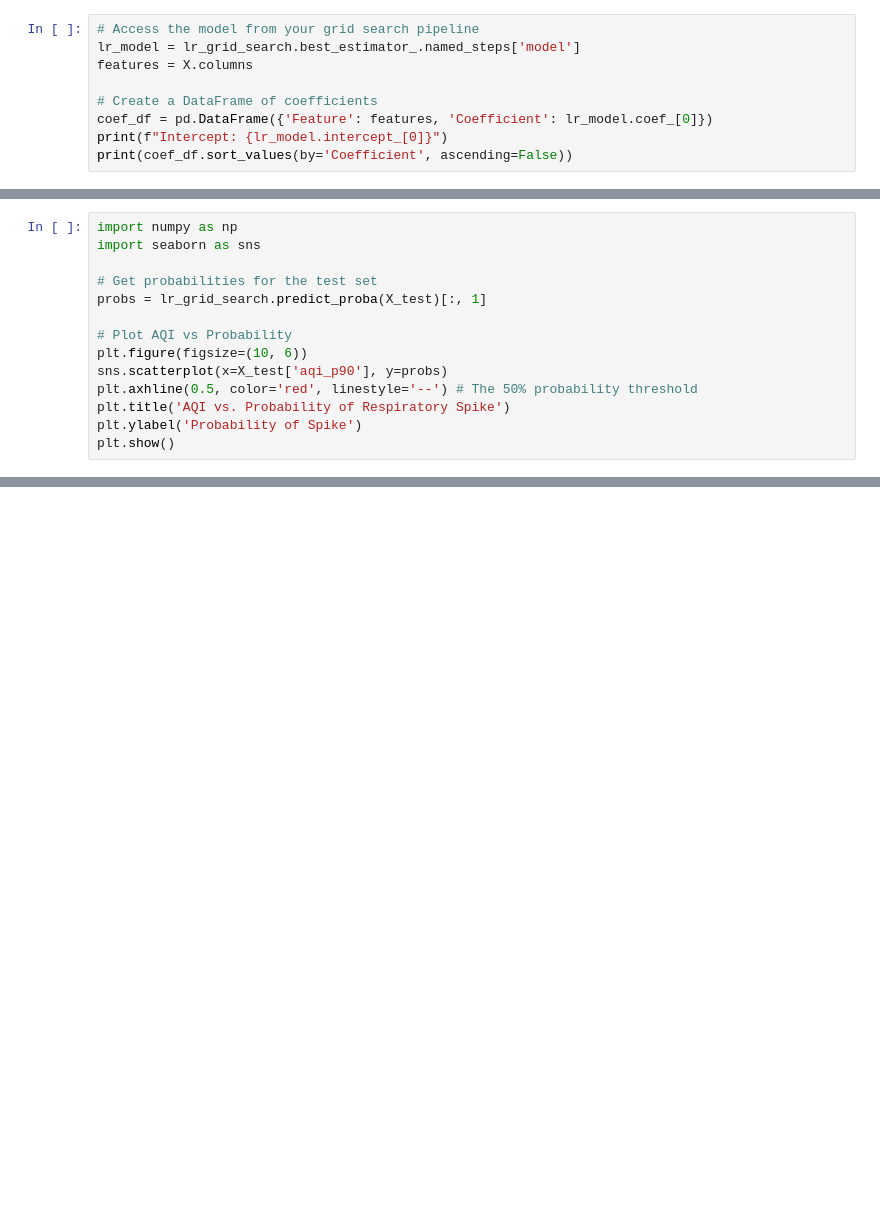
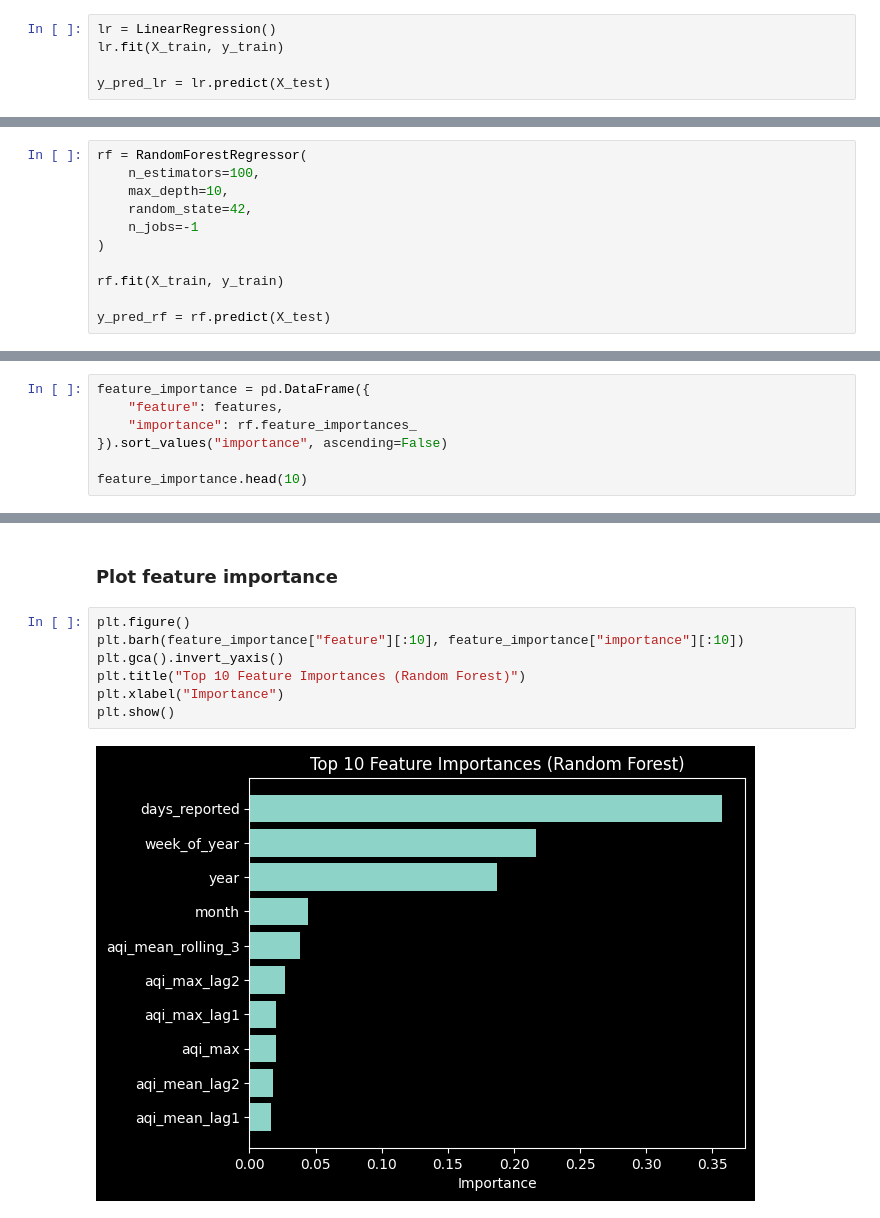
Before and after one commit to crewsdel/CAP5771-Milestone-1, a Jupyter notebook: Code Implementation/data_modeling.ipynb, the cells around one changed output, grey strips where cells are left out. Saved outputs shown, nothing was run; the diff lists cells and outputs as text; blank space fills up the shorter version.

```diff
--- a/Code Implementation/data_modeling.ipynb
+++ b/Code Implementation/data_modeling.ipynb
@@ -121,9 +68,5 @@ LR training time: 0.21 seconds
 # %%
-# Access the model from your grid search pipeline
-lr_model = lr_grid_search.best_estimator_.named_steps['model']
-features = X.columns
+lr = LinearRegression()
+lr.fit(X_train, y_train)
 
-# Create a DataFrame of coefficients
-coef_df = pd.DataFrame({'Feature': features, 'Coefficient': lr_model.coef_[0]})
-print(f"Intercept: {lr_model.intercept_[0]}")
-print(coef_df.sort_values(by='Coefficient', ascending=False))
+y_pred_lr = lr.predict(X_test)
@@ -134,14 +96,11 @@ Intercept: -0.6742030693354708
 # %%
-import numpy as np
-import seaborn as sns
+rf = RandomForestRegressor(
+    n_estimators=100,
+    max_depth=10,
+    random_state=42,
+    n_jobs=-1
+)
 
-# Get probabilities for the test set
-probs = lr_grid_search.predict_proba(X_test)[:, 1]
+rf.fit(X_train, y_train)
 
-# Plot AQI vs Probability
-plt.figure(figsize=(10, 6))
-sns.scatterplot(x=X_test['aqi_p90'], y=probs)
-plt.axhline(0.5, color='red', linestyle='--') # The 50% probability threshold
-plt.title('AQI vs. Probability of Respiratory Spike')
-plt.ylabel('Probability of Spike')
-plt.show()
+y_pred_rf = rf.predict(X_test)
@@ -195,0 +143,7 @@ importances.sort_values().plot(kind='barh', title='Feature Importance for Spikes
+# %%
+feature_importance = pd.DataFrame({
+    "feature": features,
+    "importance": rf.feature_importances_
+}).sort_values("importance", ascending=False)
+
+feature_importance.head(10)
@@ -195,0 +162,11 @@ importances.sort_values().plot(kind='barh', title='Feature Importance for Spikes
+# %% [markdown]
+### Plot feature importance
+# %%
+plt.figure()
+plt.barh(feature_importance["feature"][:10], feature_importance["importance"][:10])
+plt.gca().invert_yaxis()
+plt.title("Top 10 Feature Importances (Random Forest)")
+plt.xlabel("Importance")
+plt.show()
+# %% [output]
+[figure, added]
```
Also changed, not shown: parts of 27 cells of this notebook, 5 other files.
